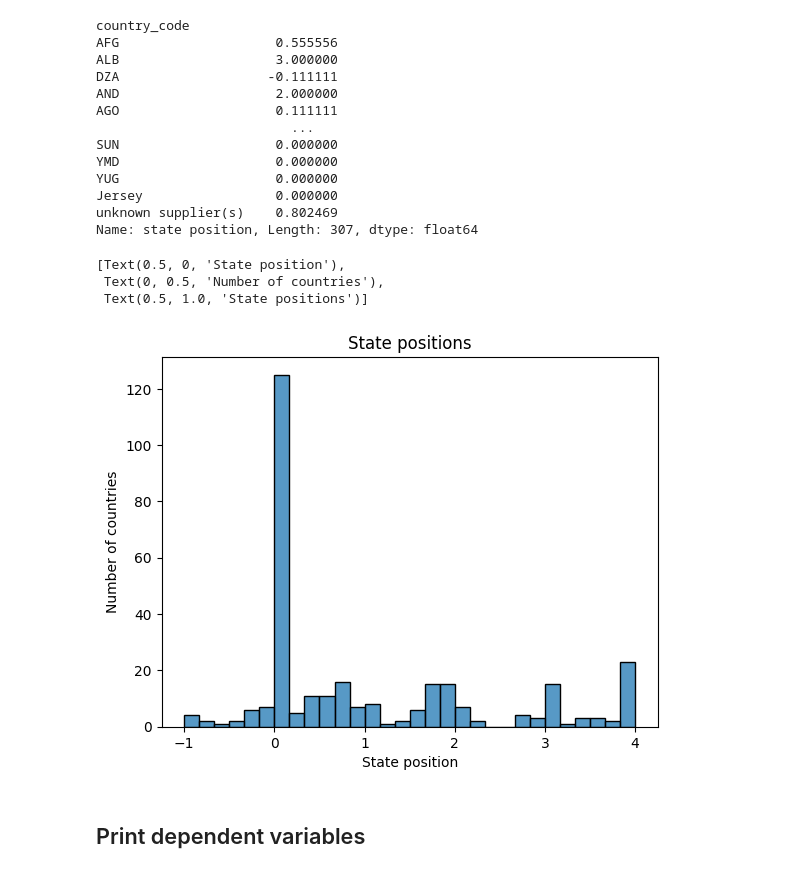
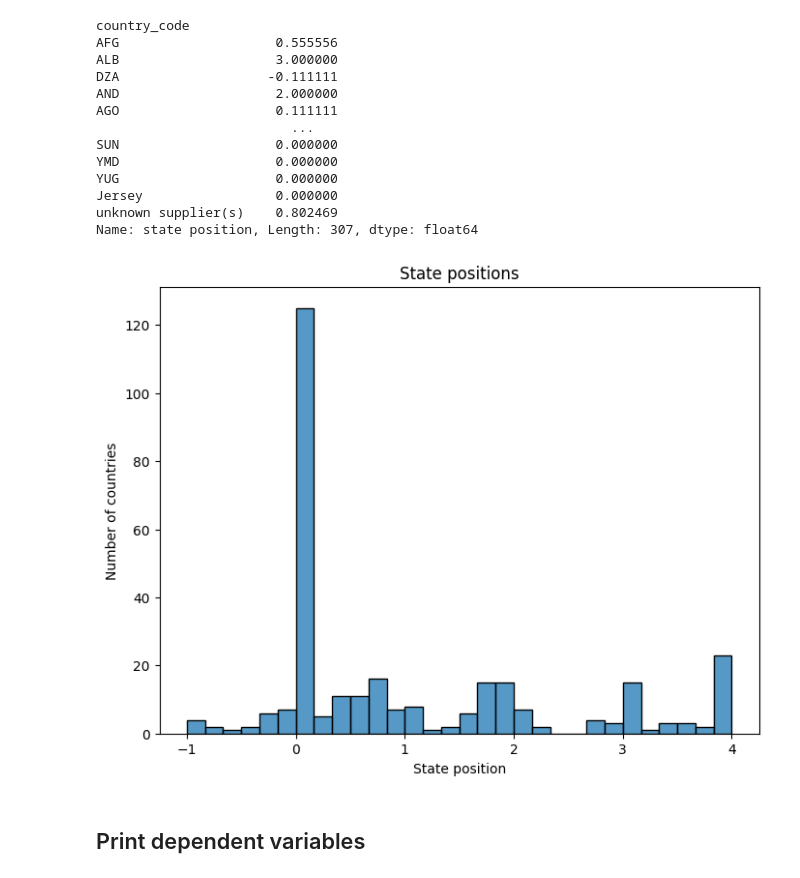
Before and after one commit to NienkeWessel/CodeThesisConflicts, a Jupyter notebook: Create_database.ipynb, the cells around one changed output. Cells and saved outputs as stored; diff of their text form; code cells hidden in the pictures.

```diff
--- a/Create_database.ipynb
+++ b/Create_database.ipynb
@@ -1746,12 +1745,11 @@ Jersey                 0.000000
 unknown supplier(s)    0.802469
 Name: state position, Length: 307, dtype: float64
 # %%
+plt.figure(figsize=(8, 6))
 ax = sns.histplot(data=database, x='state position', bins=30)
 ax.set(xlabel='State position',
        ylabel='Number of countries',
        title='State positions')
+plt.savefig("statepositions.png", dpi=300)
 # %% [output]
-[Text(0.5, 0, 'State position'),
- Text(0, 0.5, 'Number of countries'),
- Text(0.5, 1.0, 'State positions')]
-[figure, old version]
+[figure, new version]
```
Also changed, not shown: parts of 53 cells of this notebook.
